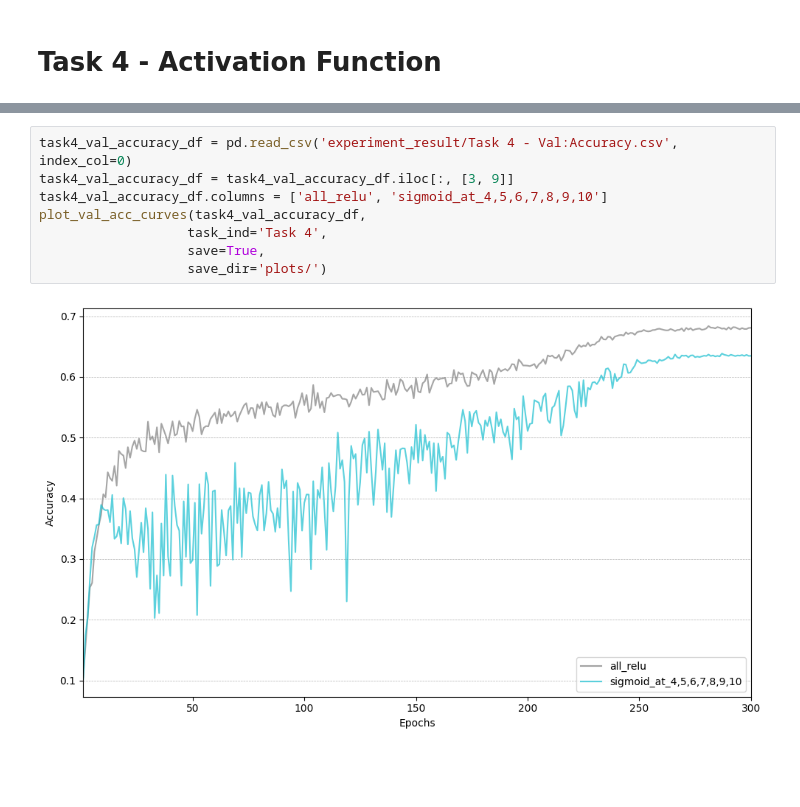
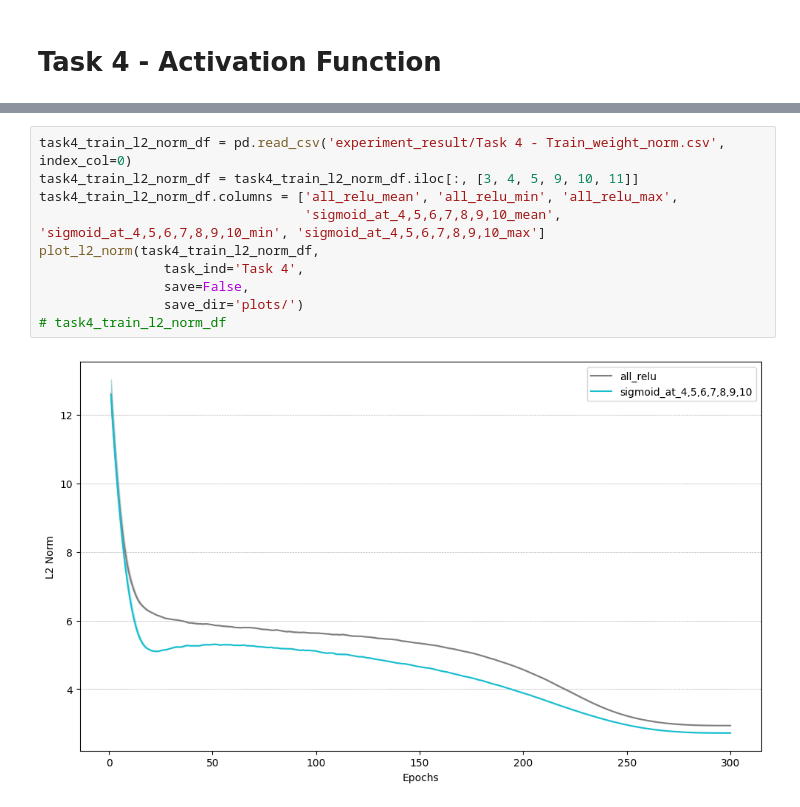
Before and after one commit to HoweChen0517/ai6103-mobilenet, a Jupyter notebook: viz/viz.ipynb, the cells around one changed output, grey strips where cells are left out. Saved outputs shown, nothing was run; the diff lists cells and outputs as text; blank space fills up the shorter version.

```diff
--- a/viz/viz.ipynb
+++ b/viz/viz.ipynb
@@ -351,10 +426,12 @@ plot_val_loss_curves(task4_val_loss_df,
 # %%
-task4_val_accuracy_df = pd.read_csv('experiment_result/Task 4 - Val:Accuracy.csv', index_col=0)
-task4_val_accuracy_df = task4_val_accuracy_df.iloc[:, [3, 9]]
-task4_val_accuracy_df.columns = ['all_relu', 'sigmoid_at_4,5,6,7,8,9,10']
-plot_val_acc_curves(task4_val_accuracy_df,
-                   task_ind='Task 4',
-                   save=True,
-                   save_dir='plots/')
+task4_train_l2_norm_df = pd.read_csv('experiment_result/Task 4 - Train_weight_norm.csv', index_col=0)
+task4_train_l2_norm_df = task4_train_l2_norm_df.iloc[:, [3, 4, 5, 9, 10, 11]]
+task4_train_l2_norm_df.columns = ['all_relu_mean', 'all_relu_min', 'all_relu_max',
+                                  'sigmoid_at_4,5,6,7,8,9,10_mean', 'sigmoid_at_4,5,6,7,8,9,10_min', 'sigmoid_at_4,5,6,7,8,9,10_max']
+plot_l2_norm(task4_train_l2_norm_df,
+                task_ind='Task 4',
+                save=False,
+                save_dir='plots/')
+# task4_train_l2_norm_df
 # %% [output]
-[figure, old version]
+[figure, new version]
```
Also changed, not shown: parts of 25 cells of this notebook, 9 other files.
